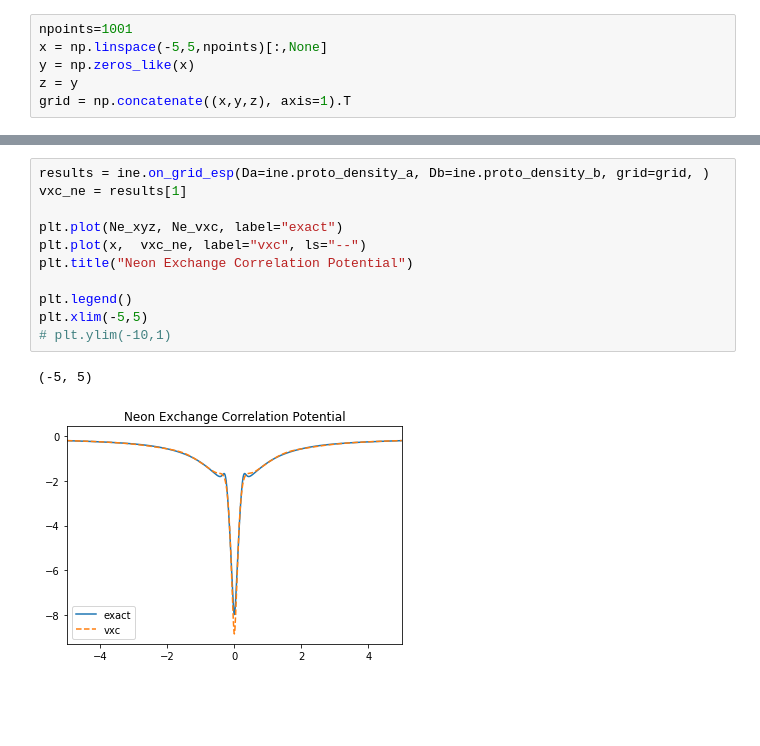
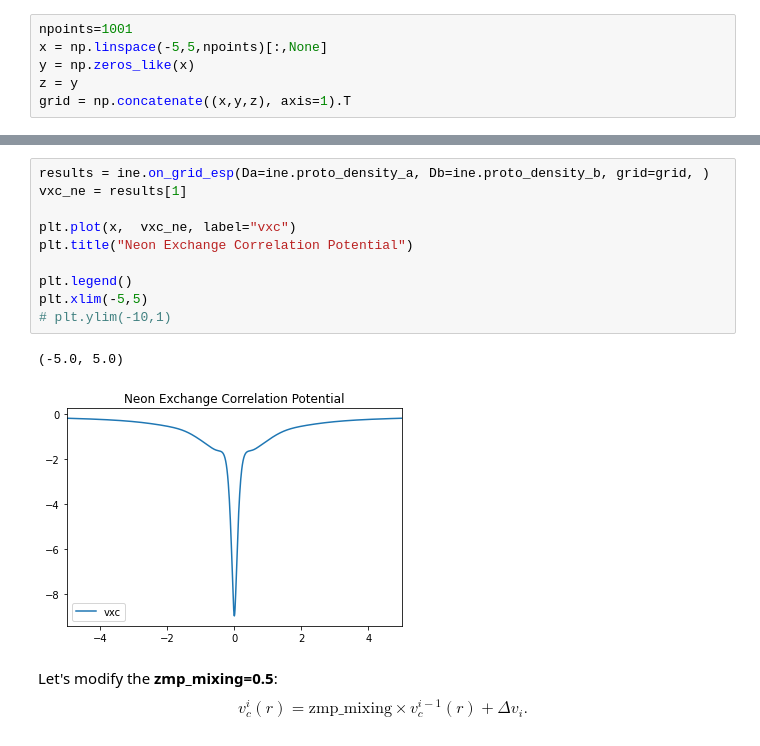
Before and after one commit to wasserman-group/n2v_examples, a Jupyter notebook: ZMP/Ne.ipynb, the cells around one changed output, grey strips where cells are left out. Drawn from its saved outputs; the diff is of its cells as text; blank space fills up the shorter version.

```diff
--- a/ZMP/Ne.ipynb
+++ b/ZMP/Ne.ipynb
@@ -92,17 +95,18 @@ ZMP halted. Density Error Stops Updating: old: 0.15321419392580538, current: 0.1
 # %%
 results = ine.on_grid_esp(Da=ine.proto_density_a, Db=ine.proto_density_b, grid=grid, )
 vxc_ne = results[1]
 
-plt.plot(Ne_xyz, Ne_vxc, label="exact")
-plt.plot(x,  vxc_ne, label="vxc", ls="--")
+plt.plot(x,  vxc_ne, label="vxc")
 plt.title("Neon Exchange Correlation Potential")
 
 plt.legend()
 plt.xlim(-5,5)
 # plt.ylim(-10,1)
 # %% [output]
-(-5, 5)
+(-5.0, 5.0)
-[figure, old version]
+[figure, new version]
+# %% [markdown]
+Let's modify the **zmp_mixing=0.5**: $$v_c^i(r) = \textrm{zmp_mixing} \times v_c^{i-1}(r) + \Delta v_i.$$
 # %%
 ine.invert("zmp", opt_max_iter=200, opt_tol=1e-7, zmp_mixing=0.5,
            lambda_list=np.linspace(10, 1000, 20), guide_potential_components=["fermi_amaldi"])
```
Also changed, not shown: parts of 16 cells of this notebook, 2 other files.
